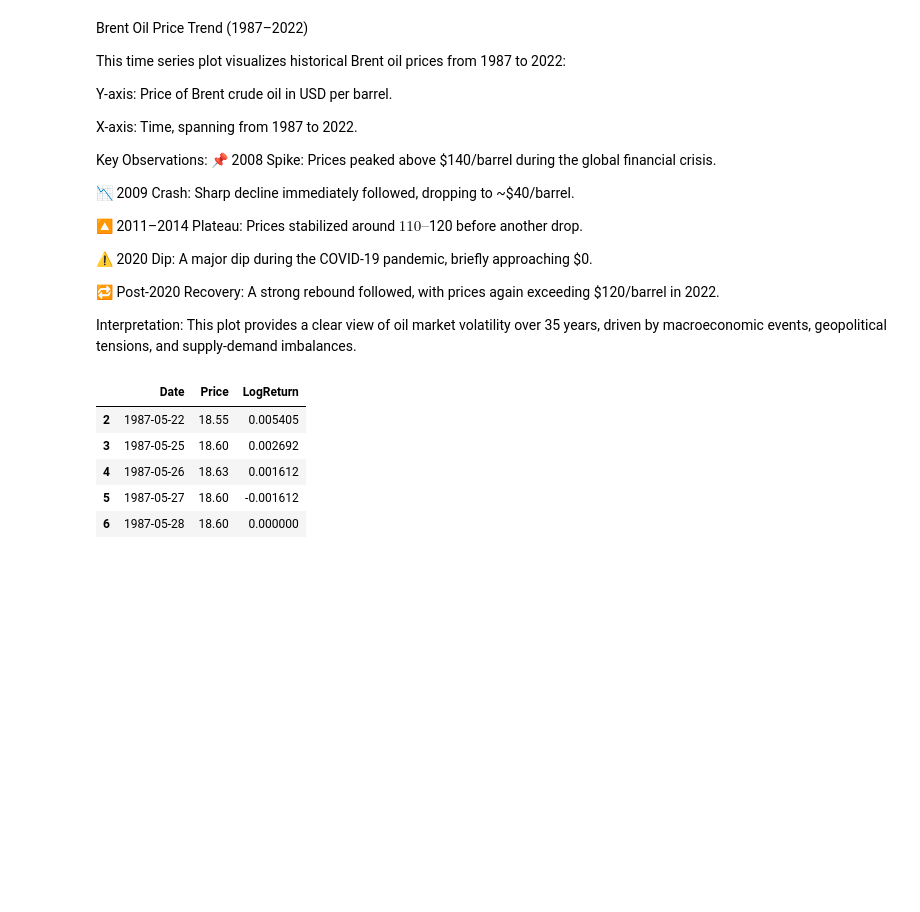
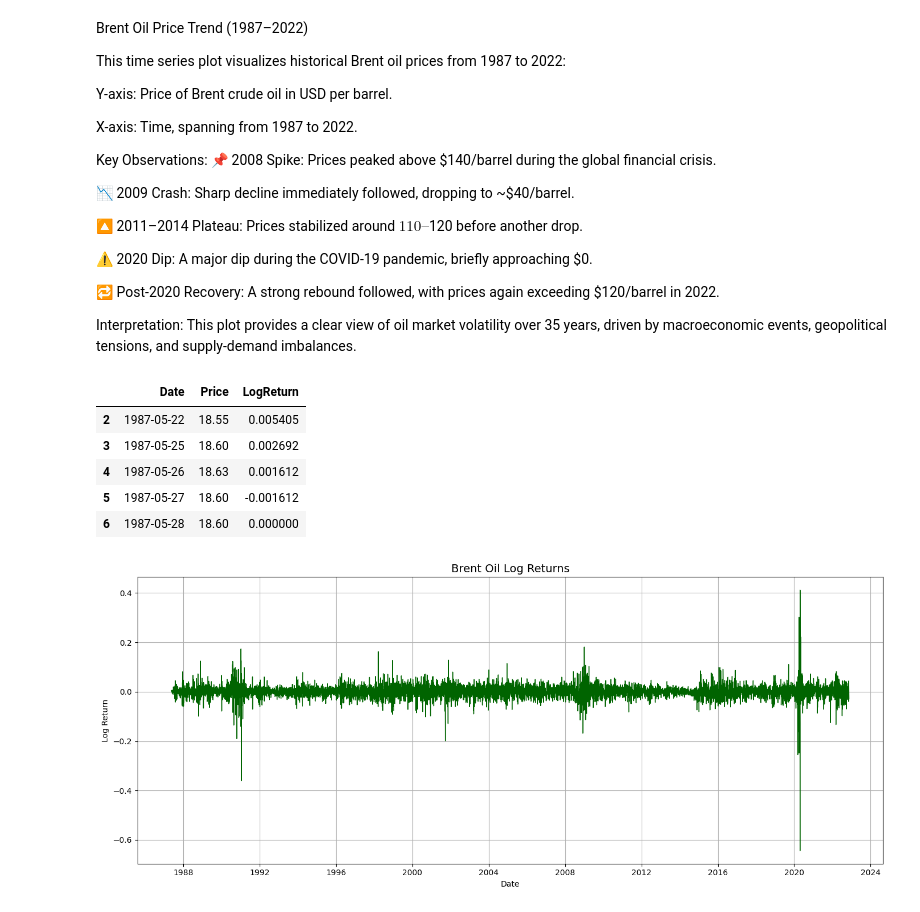
Before and after one commit to Filimon-H/brent-oil-price-analysis, a Jupyter notebook: notebooks/EDA.ipynb, the cells around one changed output. Saved outputs shown, nothing was run; the diff lists cells and outputs as text; code cells hidden in the pictures; blank space fills up the shorter version.

Commit message:
Visualize Brent oil log returns to observe volatility

```diff
--- a/notebooks/EDA.ipynb
+++ b/notebooks/EDA.ipynb
@@ -71,3 +71,8 @@ df[['Date', 'Price', 'LogReturn']].head()
 | 4 | 1987-05-26 | 18.63 | 0.001612 |
 | 5 | 1987-05-27 | 18.60 | -0.001612 |
 | 6 | 1987-05-28 | 18.60 | 0.000000 |
+# %%
+# 📈 Visualize log returns
+plot_log_returns(df)
+# %% [output]
+[figure, added]
```
